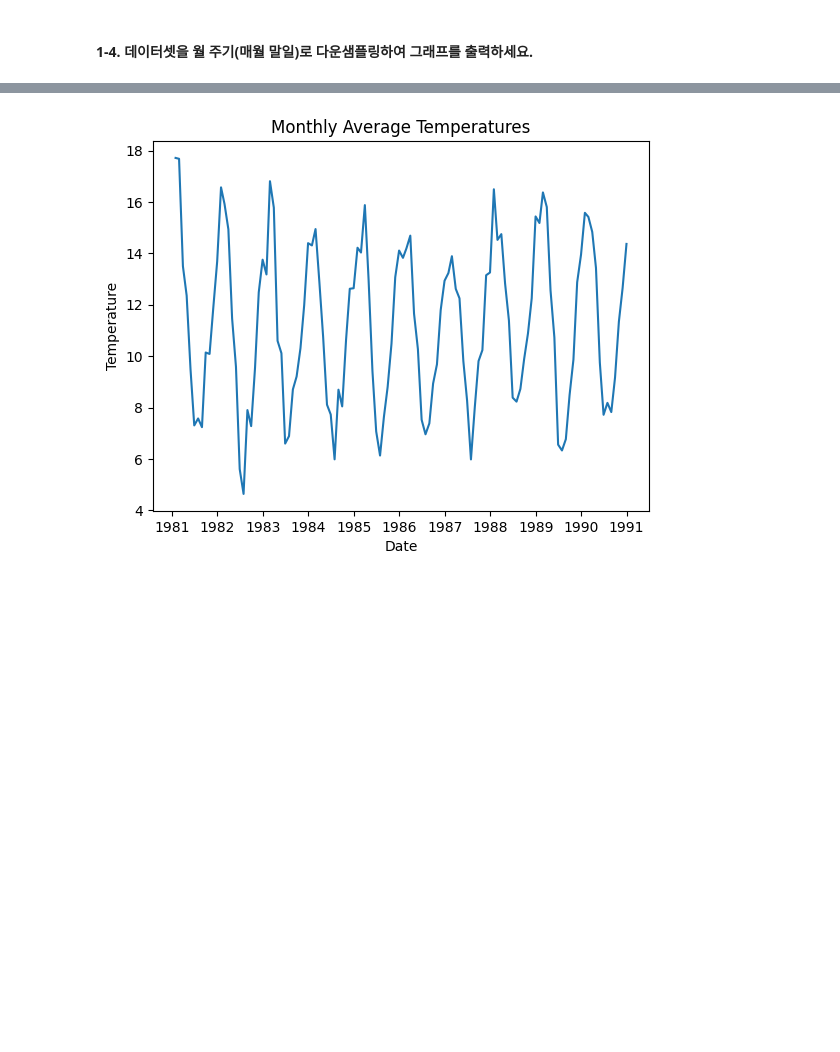
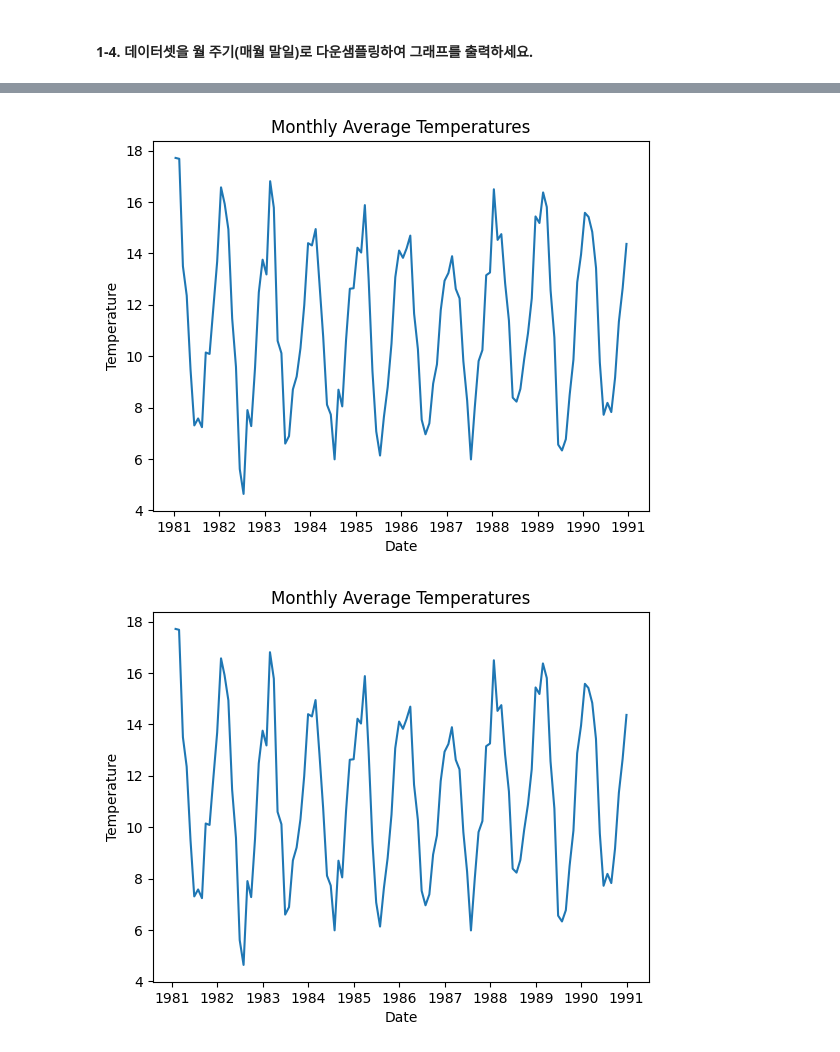
Before and after one commit to skang-koreatech/BasicDataScience_2024-2, a Jupyter notebook: 연습용 폴더/lec13-2_lab_time_series_analysis_assignment07.ipynb, the cells around one changed output, grey strips where cells are left out. Cells and saved outputs as stored; diff of their text form; code cells hidden in the pictures; blank space fills up the shorter version.

```diff
--- a/연습용 폴더/lec13-2_lab_time_series_analysis_assignment07.ipynb
+++ b/연습용 폴더/lec13-2_lab_time_series_analysis_assignment07.ipynb
@@ -101,3 +87,18 @@ Date
+# %%
+# 매월 말일 기준으로 평균값으로 다운샘플링
+down2 = data_cp_dt.resample('ME').mean()
+
+# print(down2.iloc[:, :4]) # 4개 열만 추출하여 출력
+
+
+# 선 그래프 출력
+sns.lineplot(data=down2, x='Date', y='Temp')
+plt.title('Monthly Average Temperatures')
+plt.xlabel('Date')
+plt.ylabel('Temperature')
+plt.show()
+# %% [output]
+[figure, added]
 # %%
 # 이 셀을 실행하지 마시오.
 # %% [output]
```
Also changed, not shown: parts of 31 cells of this notebook.
